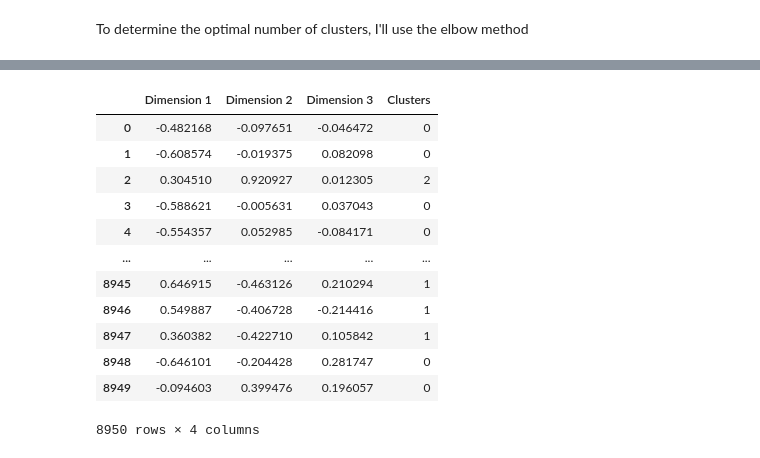
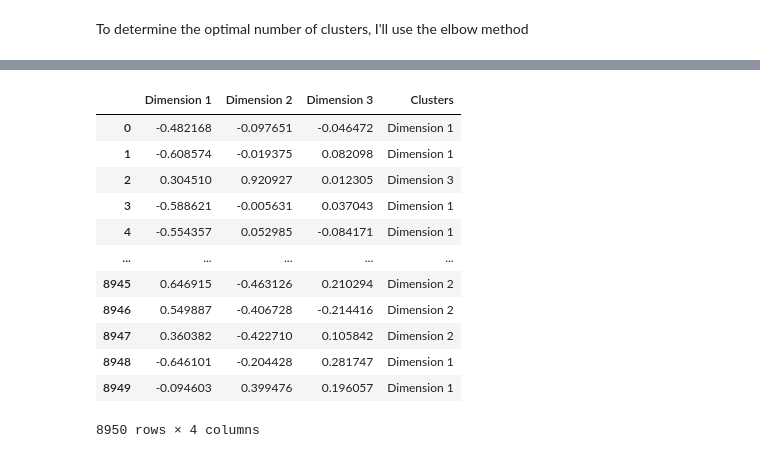
Before and after one commit to akil-h/CC_Clustering, a Jupyter notebook: script.ipynb, the cells around one changed output, grey strips where cells are left out. Cells and saved outputs as stored; diff of their text form; code cells hidden in the pictures.

```diff
--- a/script.ipynb
+++ b/script.ipynb
@@ -70,6 +70,9 @@ PURCHASES                             0
 BALANCE_FREQUENCY                     0
 TENURE                                0
 dtype: int64
+# %%
+# Pull all numeric features
+num_features = cc_data.select_dtypes(include=np.number).columns
 # %%
 # Let's impute data for instances with NaN values using the KNNImputer transformer
 from sklearn.impute import KNNImputer
@@ -330,19 +320,20 @@ transformed_pca_dataset = pd.DataFrame(transformed_pca_dataset)
 transformed_pca_dataset = pd.concat([transformed_pca_dataset,pd.DataFrame(pca_cluster_labels)], axis=1)
 # %%
 transformed_pca_dataset.columns = ['Dimension 1', 'Dimension 2', 'Dimension 3', 'Clusters']
+transformed_pca_dataset["Clusters"] = transformed_pca_dataset["Clusters"].map({0: "Dimension 1", 1: "Dimension 2", 2: "Dimension 3"})
 transformed_pca_dataset
 # %% [output]
 |  | Dimension 1 | Dimension 2 | Dimension 3 | Clusters |
-| 0 | -0.482168 | -0.097651 | -0.046472 | 0 |
-| 1 | -0.608574 | -0.019375 | 0.082098 | 0 |
-| 2 | 0.304510 | 0.920927 | 0.012305 | 2 |
-| 3 | -0.588621 | -0.005631 | 0.037043 | 0 |
-| 4 | -0.554357 | 0.052985 | -0.084171 | 0 |
+| 0 | -0.482168 | -0.097651 | -0.046472 | Dimension 1 |
+| 1 | -0.608574 | -0.019375 | 0.082098 | Dimension 1 |
+| 2 | 0.304510 | 0.920927 | 0.012305 | Dimension 3 |
+| 3 | -0.588621 | -0.005631 | 0.037043 | Dimension 1 |
+| 4 | -0.554357 | 0.052985 | -0.084171 | Dimension 1 |
 | ... | ... | ... | ... | ... |
-| 8945 | 0.646915 | -0.463126 | 0.210294 | 1 |
-| 8946 | 0.549887 | -0.406728 | -0.214416 | 1 |
-| 8947 | 0.360382 | -0.422710 | 0.105842 | 1 |
-| 8948 | -0.646101 | -0.204428 | 0.281747 | 0 |
-| 8949 | -0.094603 | 0.399476 | 0.196057 | 0 |
+| 8945 | 0.646915 | -0.463126 | 0.210294 | Dimension 2 |
+| 8946 | 0.549887 | -0.406728 | -0.214416 | Dimension 2 |
+| 8947 | 0.360382 | -0.422710 | 0.105842 | Dimension 2 |
+| 8948 | -0.646101 | -0.204428 | 0.281747 | Dimension 1 |
+| 8949 | -0.094603 | 0.399476 | 0.196057 | Dimension 1 |
 8950 rows × 4 columns
 # %%
```
Also changed, not shown: parts of 9 cells of this notebook, 2 other files.
